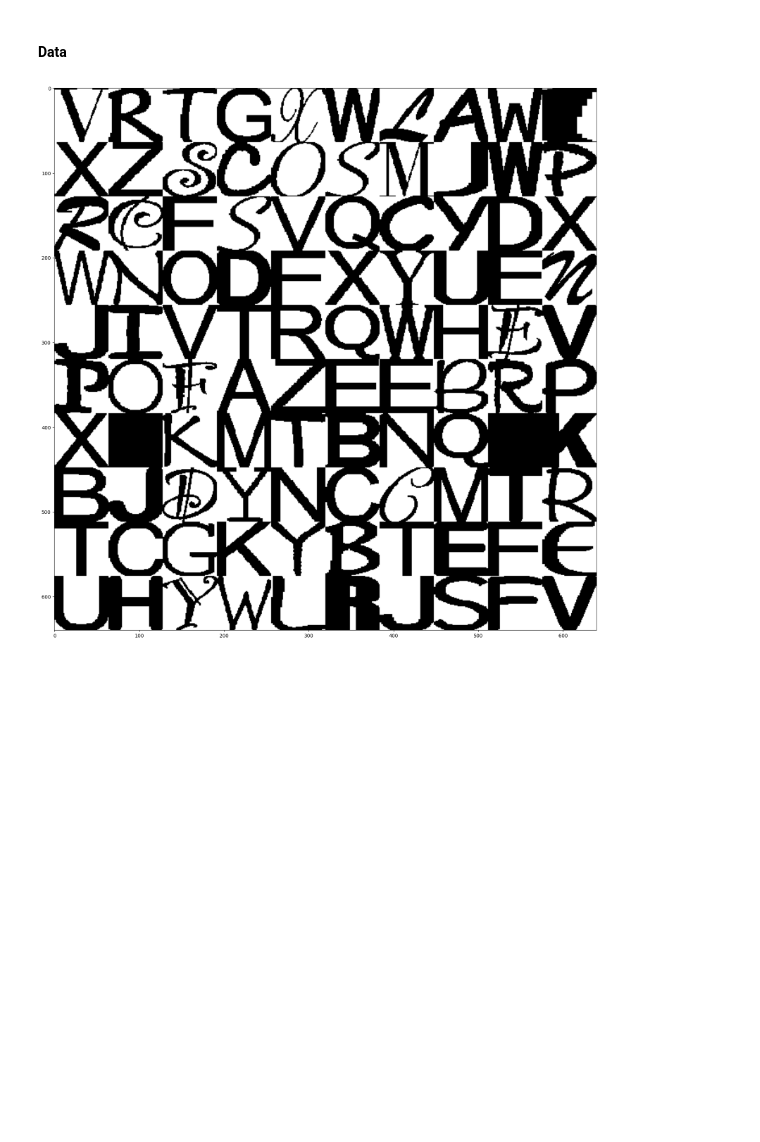
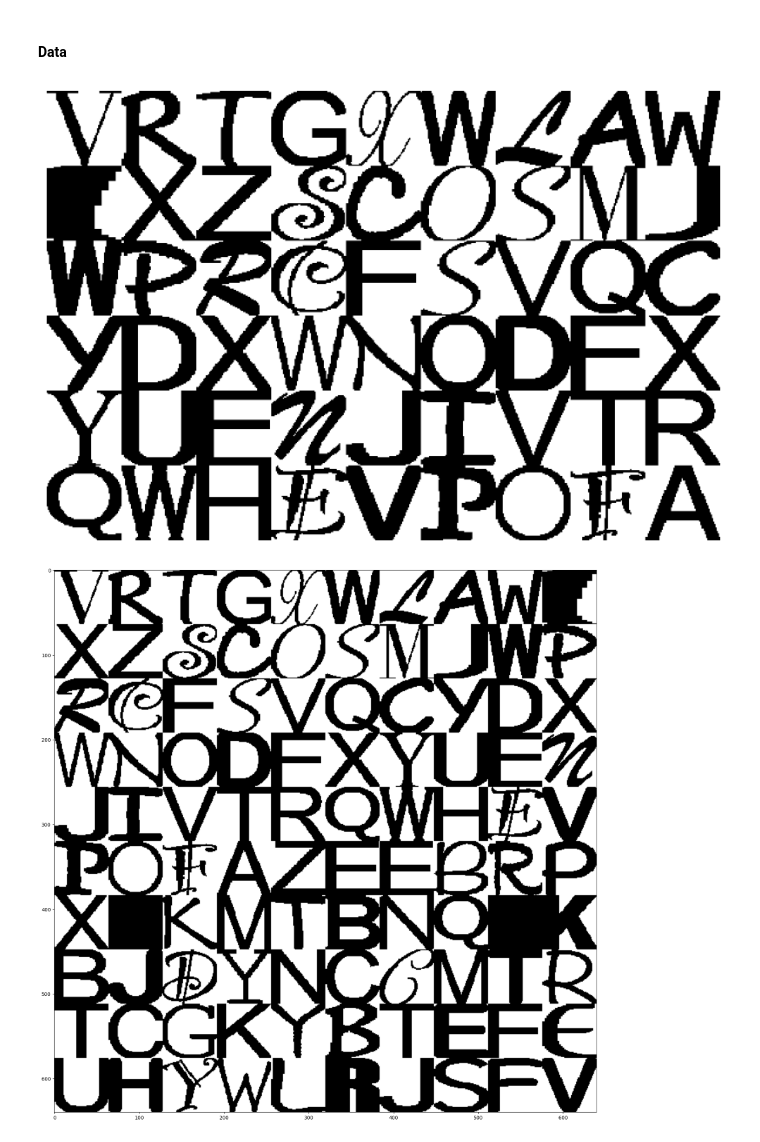
Before and after one commit to GeorgiPachov/digital-image-proc, a Jupyter notebook: nn-2.ipynb, the cells around one changed output. Cells and saved outputs as stored; diff of their text form; code cells hidden in the pictures; blank space fills up the shorter version.

```diff
--- a/nn-2.ipynb
+++ b/nn-2.ipynb
@@ -131,3 +154,13 @@ generate(fonts, language, language_upper)
+# %%
+hstacks = []
+np.random.seed(0)
+for _ in range(10):
+    idx = np.random.choice(len(train_images), 10)
+    sample = train_images[idx]
+    hstacks.append(np.hstack(sample))
+
+plt.figure(figsize=(20, 20))
+show(np.vstack(hstacks))
 # %% [markdown]
 #### Inference
 # %% [markdown]
@@ -137,6 +170,7 @@ import matplotlib.pyplot as plt
 def show(*img):
     for i in img:
         plt.imshow(i, cmap='gray')
+        plt.axis('off')
         plt.show()
 
 def show_rgb(*img):
@@ -180,7 +214,7 @@ def redraw_contours(img, thickness=16):
     cv2.drawContours(image=image_copy, contours=contours, contourIdx=-1, color=(255, 255, 255), thickness=thickness, lineType=cv2.LINE_AA)
     return image_copy
 
-def components(img, min_area=800):
+def components(img, min_area=800, show_steps=False):
     # Connected components
     output = cv2.connectedComponentsWithStats(img, 4, cv2.CV_32S)
     num_letters = output[0]
@@ -189,6 +223,7 @@ def components(img, min_area=800):
     centroids = output[3]
 
     letter_imgs = []
+    img_components = img.copy()
     ## Sort letters + area check
     for l in range(1, num_letters):
         minx = stats[l, cv2.CC_STAT_LEFT]
@@ -203,9 +238,19 @@ def components(img, min_area=800):
         img_copy[labels != l] = 0
         img_copy[labels == l] = 255
         cropped_img = img_copy[miny:maxy+1, minx: maxx+1].copy()
+        if show_steps:
+            start_point = (minx, miny)
+            end_point = (maxx, maxy)
+            color = (255, 255, 255)
+            thickness = 3
+            img_components = cv2.rectangle(img_components, start_point, end_point, color, thickness)
 
         # Add negatives directly
         letter_imgs.append((neg(cropped_img), minx, maxx, miny, maxy))
+
+    # Show found components boxes
+    if show_steps:
+        show(img_components)
 
     # Detect spaces and newlines
     sorted_imgs_y = sorted(letter_imgs,
@@ -366,6 +414,18 @@ Non-trainable params: 0
 _________________________________________________________________
 # %% [markdown]
 #### Data
+# %%
+hstacks = []
+np.random.seed(0)
+for _ in range(6):
+    idx = np.random.choice(len(train_images), 9)
+    sample = train_images[idx]
+    hstacks.append(np.hstack(sample))
+
+plt.figure(figsize=(10, 10))
+show(np.vstack(hstacks))
+# %% [output]
+[figure, added]
 # %%
 hstacks = []
 np.random.seed(0)
```
Also changed, not shown: parts of 22 cells of this notebook.
